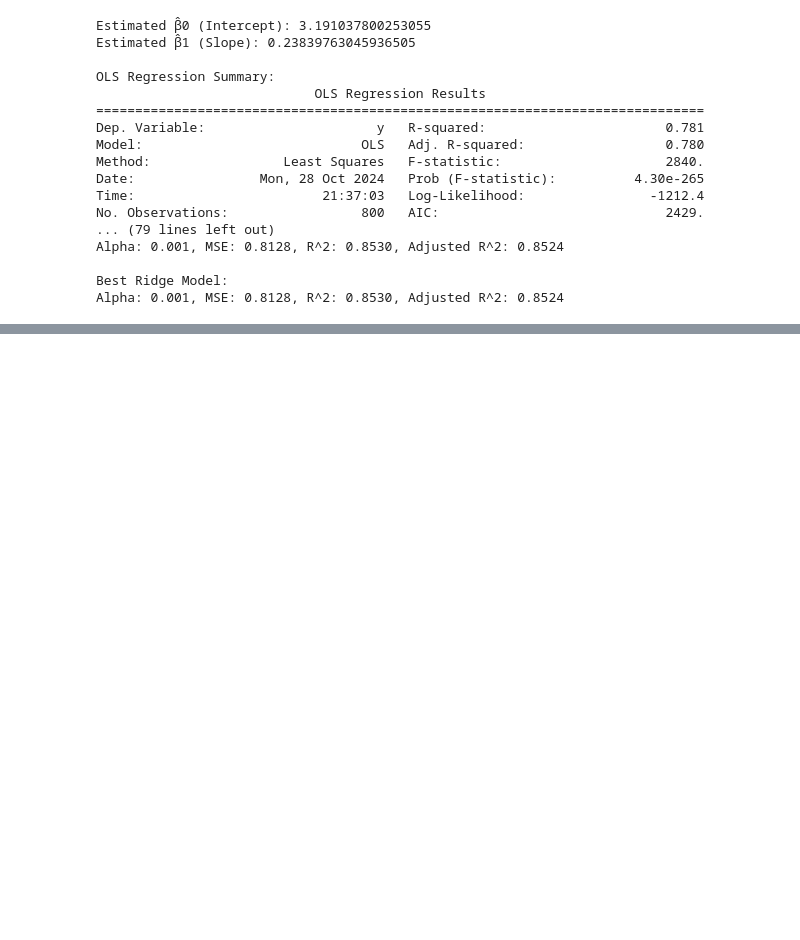
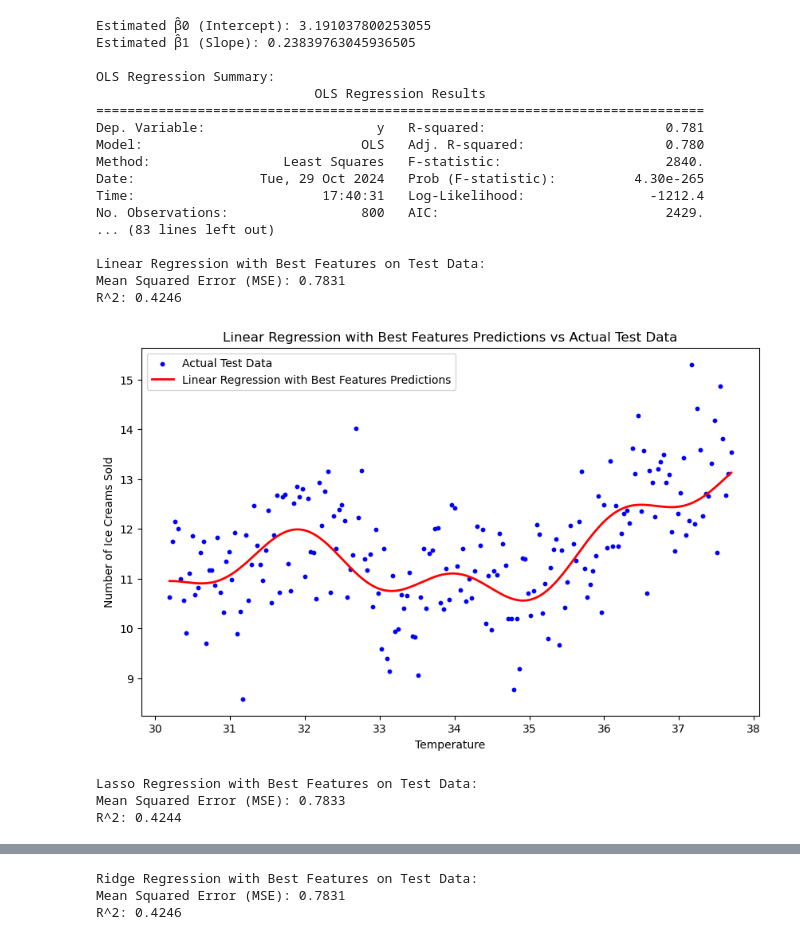
Before and after one commit to RazmaP/statistics-project, a Jupyter notebook: under one bracket.ipynb, the cells around one changed output, grey strips where cells are left out. Saved outputs shown, nothing was run; the diff lists cells and outputs as text; code cells hidden in the pictures; blank space fills up the shorter version.

```diff
--- a/under one bracket.ipynb
+++ b/under one bracket.ipynb
@@ -1,4 +13,5 @@
 # %%
+%matplotlib inline
 import numpy as np
 import pandas as pd
 import matplotlib.pyplot as plt
@@ -136,38 +149,67 @@ def train_lasso_ridge(x, y, best_features, alphas):
     print(f"Alpha: {best_ridge[0]}, MSE: {best_ridge[1]:.4f}, R^2: {best_ridge[2]:.4f}, Adjusted R^2: {best_ridge[3]:.4f}")
 
     return best_lasso, best_ridge
+def evaluate_on_test_data(x_test, y_test, model, model_name="Model"):
+    features = add_nonlinear_features(x_test)
+    selected_features = features[list(best_features)]
+
+    y_pred = model.predict(selected_features)
+
+    mse = mean_squared_error(y_test, y_pred)
+    r2 = r2_score(y_test, y_pred)
+    print(f"\n{model_name} on Test Data:")
+    print(f"Mean Squared Error (MSE): {mse:.4f}")
+    print(f"R^2: {r2:.4f}")
+
+    plt.figure(figsize=(10, 6))
+    plt.scatter(x_test, y_test, color='blue', s=10, label='Actual Test Data')
+    plt.plot(x_test, y_pred, color='red', linewidth=2, label=f'{model_name} Predictions')
+    plt.xlabel('Temperature')
+    plt.ylabel('Number of Ice Creams Sold')
+    plt.title(f'{model_name} Predictions vs Actual Test Data')
+    plt.legend()
+    plt.show()
 
 if __name__ == "__main__":
     x_train, y_train = load_data('train.txt')
 
     plot_data(x_train, y_train)
 
     model, beta0_hat, beta1_hat = train_linear_model(x_train, y_train)
     display_coefficients(beta0_hat, beta1_hat)
     perform_ols_regression(x_train, y_train)
 
     best_model, best_features, best_adj_r2 = select_best_model(x_train, y_train)
     print("Model with highest Adjusted R^2 uses features:", best_features)
     get_regression_summary(x_train, y_train, best_features)
 
-    alphas = [0.001, 0.01, 0.1, 1, 10, 100]  # Different values for alpha
+    alphas = [0.001, 0.01, 0.1, 1, 10, 100]
     best_lasso, best_ridge = train_lasso_ridge(x_train, y_train, best_features, alphas)
+    x_test, y_test = load_data('test.txt')
+
+    evaluate_on_test_data(x_test, y_test, best_model, model_name="Linear Regression with Best Features")
+    evaluate_on_test_data(x_test, y_test, Lasso(alpha=best_lasso[0]).fit(add_nonlinear_features(x_train)[list(best_features)], y_train), model_name="Lasso Regression with Best Features")
+    evaluate_on_test_data(x_test, y_test, Ridge(alpha=best_ridge[0]).fit(add_nonlinear_features(x_train)[list(best_features)], y_train), model_name="Ridge Regression with Best Features")
 # %% [output]
 [figure]
 Estimated β̂0 (Intercept): 3.191037800253055
 Estimated β̂1 (Slope): 0.23839763045936505
 
 OLS Regression Summary:
                             OLS Regression Results
 ==============================================================================
 Dep. Variable:                      y   R-squared:                       0.781
 Model:                            OLS   Adj. R-squared:                  0.780
 Method:                 Least Squares   F-statistic:                     2840.
-Date:                Mon, 28 Oct 2024   Prob (F-statistic):          4.30e-265
-Time:                        21:37:03   Log-Likelihood:                -1212.4
+Date:                Tue, 29 Oct 2024   Prob (F-statistic):          4.30e-265
+Time:                        17:40:31   Log-Likelihood:                -1212.4
 No. Observations:                 800   AIC:                             2429.
-... (79 lines left out)
-Alpha: 0.001, MSE: 0.8128, R^2: 0.8530, Adjusted R^2: 0.8524
+... (83 lines left out)
 
-Best Ridge Model:
-Alpha: 0.001, MSE: 0.8128, R^2: 0.8530, Adjusted R^2: 0.8524
+Linear Regression with Best Features on Test Data:
+Mean Squared Error (MSE): 0.7831
+R^2: 0.4246
+[figure, added]
+Lasso Regression with Best Features on Test Data:
+Mean Squared Error (MSE): 0.7833
+R^2: 0.4244
@@ -173,0 +217,3 @@ Alpha: 0.001, MSE: 0.8128, R^2: 0.8530, Adjusted R^2: 0.8524
+Ridge Regression with Best Features on Test Data:
+Mean Squared Error (MSE): 0.7831
+R^2: 0.4246
```
Also changed, not shown: parts of 3 cells of this notebook.
